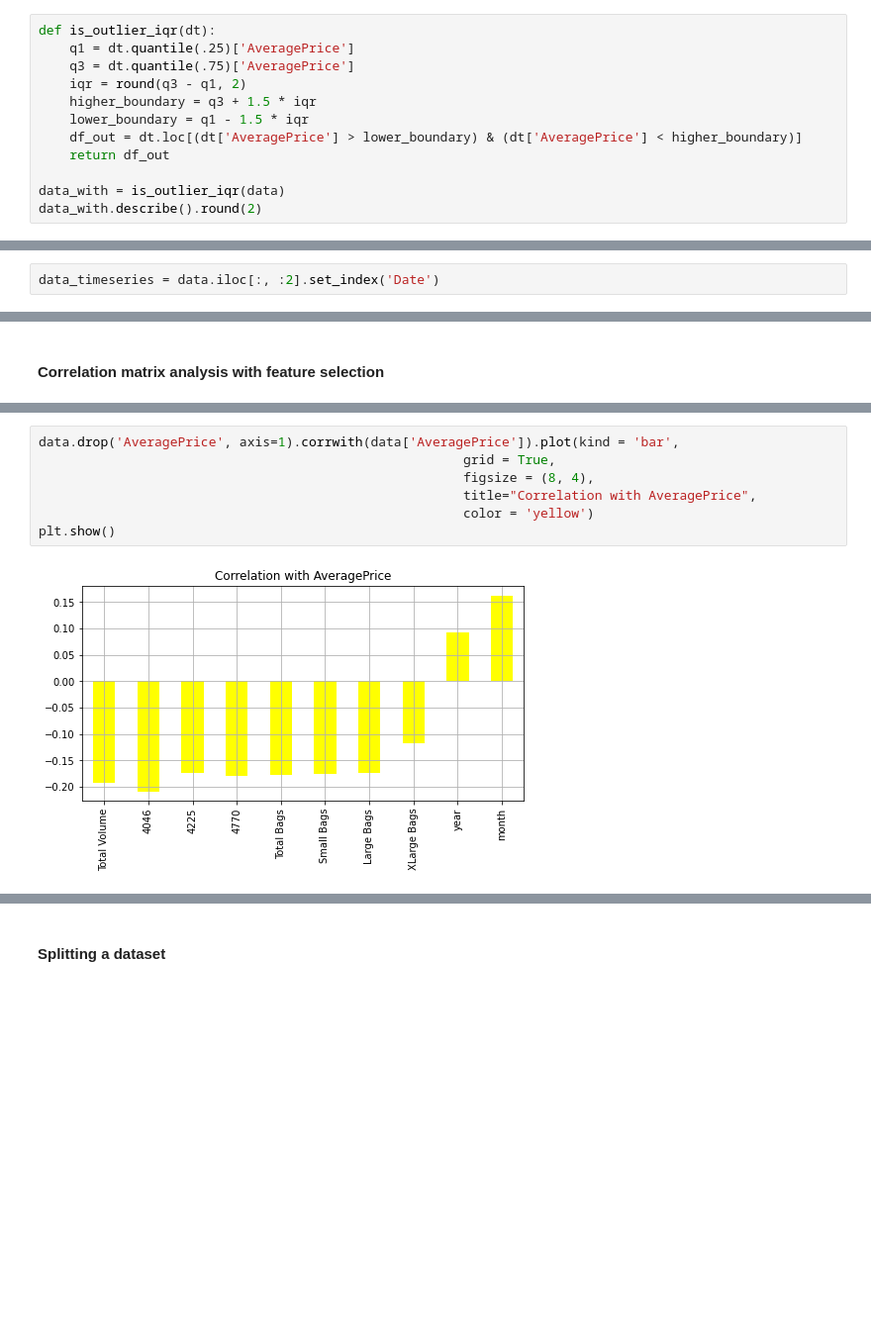
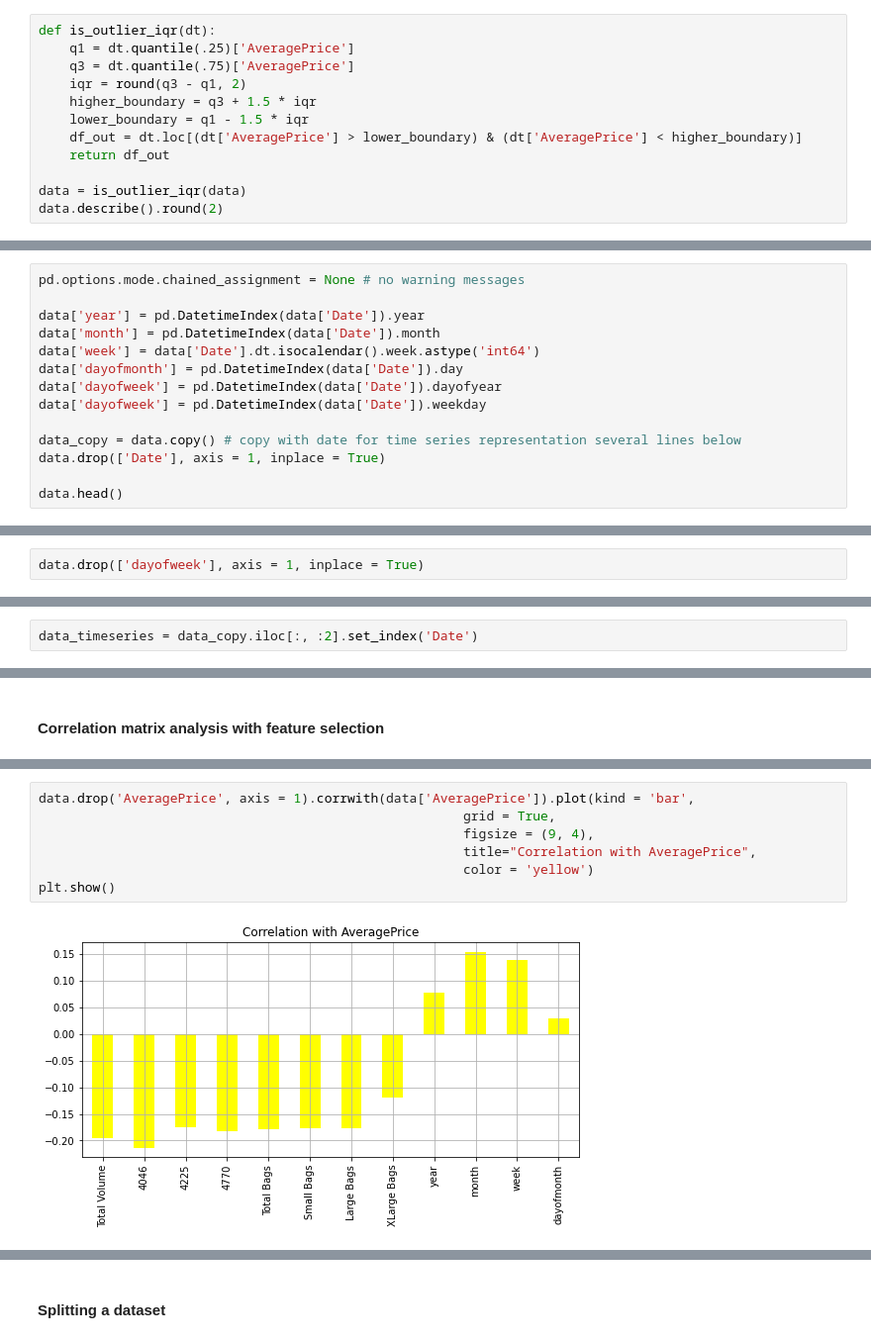
Before and after one commit to sadzikweronika/DS_mini_projects, a Jupyter notebook: Avocado Prices/Avocado Prices.ipynb, the cells around one changed output, grey strips where cells are left out. Shown at 99% size. Cells and saved outputs as stored; diff of their text form; blank space fills up the shorter version.

```diff
--- a/Avocado Prices/Avocado Prices.ipynb
+++ b/Avocado Prices/Avocado Prices.ipynb
@@ -165,8 +141,8 @@ def is_outlier_iqr(dt):
     df_out = dt.loc[(dt['AveragePrice'] > lower_boundary) & (dt['AveragePrice'] < higher_boundary)]
     return df_out
 
-data_with = is_outlier_iqr(data)
-data_with.describe().round(2)
+data = is_outlier_iqr(data)
+data.describe().round(2)
 # %% [output]
 |  | AveragePrice | Total Volume | 4046 | 4225 | 4770 | Total Bags | Small Bags | Large Bags | ... |
 | count | 18040.00 | 18040.00 | 18040.00 | 18040.00 | 18040.00 | 18040.00 | 18040.00 | 18040.00 | ... |
@@ -181,0 +164,14 @@ There were 209 samples marked as outliers.
+# %%
+pd.options.mode.chained_assignment = None # no warning messages
+
+data['year'] = pd.DatetimeIndex(data['Date']).year
+data['month'] = pd.DatetimeIndex(data['Date']).month
+data['week'] = data['Date'].dt.isocalendar().week.astype('int64')
+data['dayofmonth'] = pd.DatetimeIndex(data['Date']).day
+data['dayofweek'] = pd.DatetimeIndex(data['Date']).dayofyear
+data['dayofweek'] = pd.DatetimeIndex(data['Date']).weekday
+
+data_copy = data.copy() # copy with date for time series representation several lines below
+data.drop(['Date'], axis = 1, inplace = True)
+
+data.head()
@@ -182,3 +199,5 @@ There were 209 samples marked as outliers.
+# %%
+data.drop(['dayofweek'], axis = 1, inplace = True)
 # %% [markdown]
 #### Distributions of certain numerical features and target
 # %% [markdown]
@@ -246,7 +265,7 @@ plt.show()
 # %% [markdown]
 #### Average price as a time series
 # %%
-data_timeseries = data.iloc[:, :2].set_index('Date')
+data_timeseries = data_copy.iloc[:, :2].set_index('Date')
 # %%
 data_timeseries = data_timeseries.groupby(data_timeseries.index).mean().round(2)
 data_timeseries.head()
@@ -280,12 +307,12 @@ plt.show()
 # %%
-data.drop('AveragePrice', axis=1).corrwith(data['AveragePrice']).plot(kind = 'bar',
+data.drop('AveragePrice', axis = 1).corrwith(data['AveragePrice']).plot(kind = 'bar',
                                                        grid = True,
-                                                       figsize = (8, 4),
+                                                       figsize = (9, 4),
                                                        title="Correlation with AveragePrice",
                                                        color = 'yellow')
 plt.show()
 # %% [output]
-[figure, old version]
+[figure, new version]
 # %% [markdown]
 **Conclusions:**
 
```
Also changed, not shown: parts of 34 cells of this notebook.
